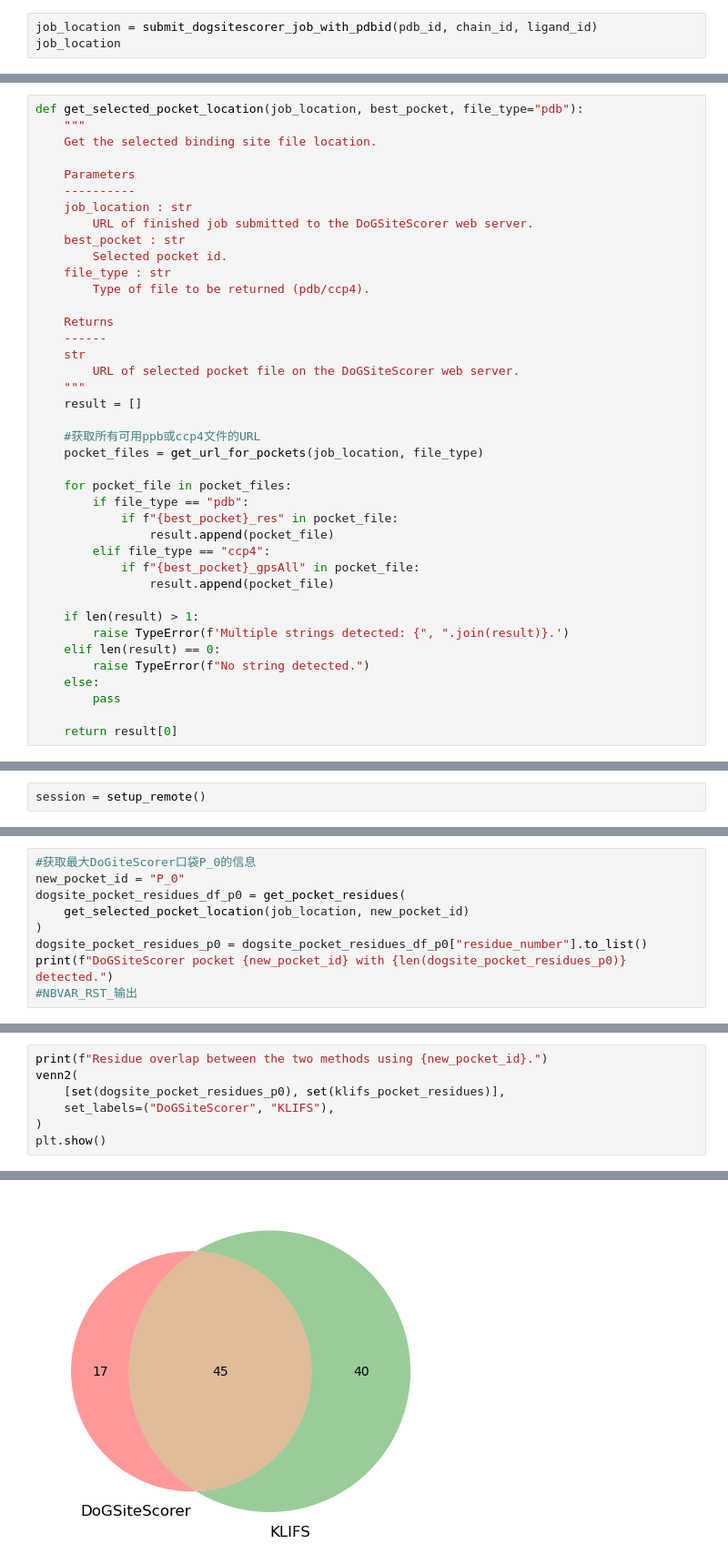
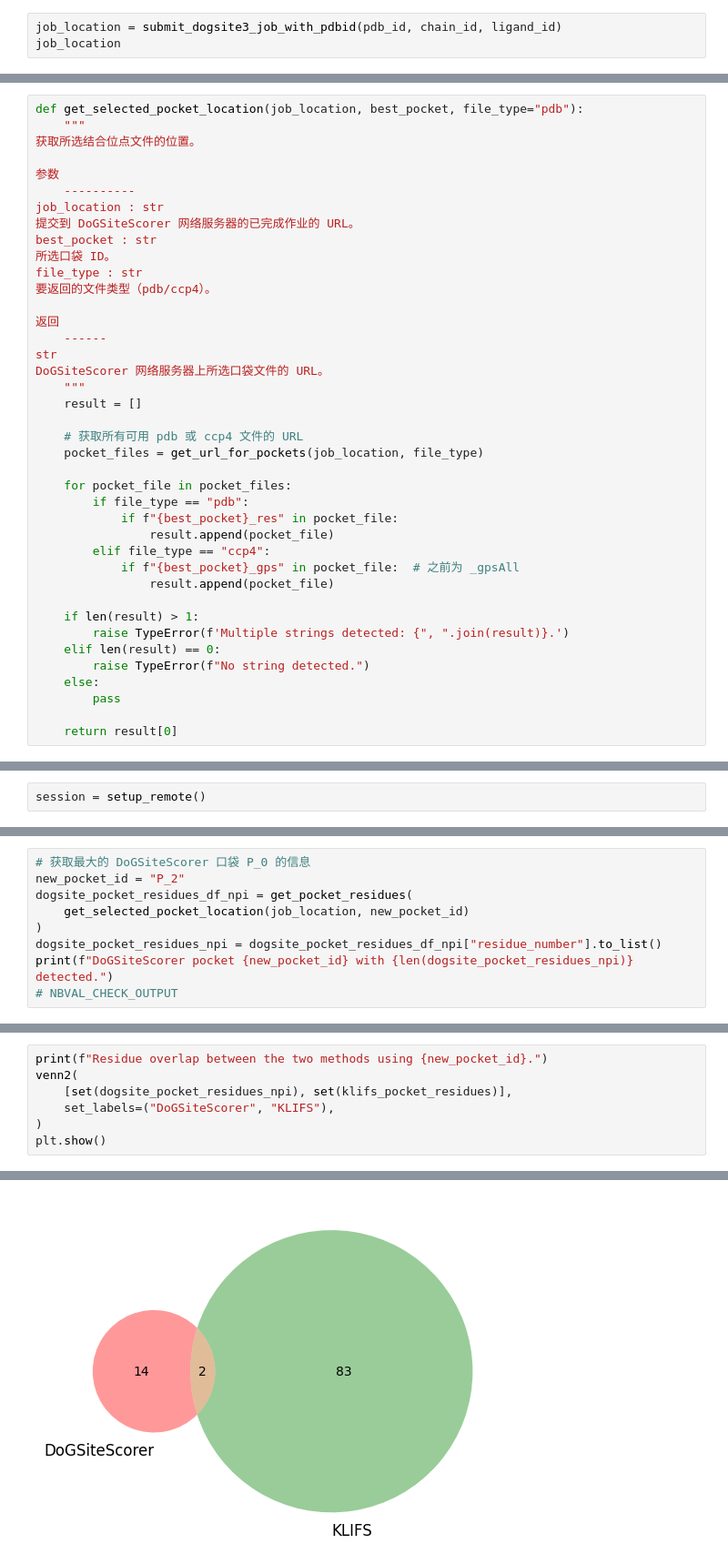
Before and after one commit to ByteTora/teachopencadd-zh, a Jupyter notebook: teachopencadd/教程/T014_结合位点检测/talktorial_zh.ipynb, the cells around one changed output, grey strips where cells are left out. Shown at 91% size. Drawn from its saved outputs; the diff is of its cells as text.

```diff
--- a/teachopencadd/教程/T014_结合位点检测/talktorial_zh.ipynb
+++ b/teachopencadd/教程/T014_结合位点检测/talktorial_zh.ipynb
@@ -178,4 +194,4 @@ ligand_id = "W32_A_1101"
 # %%
-job_location = submit_dogsitescorer_job_with_pdbid(pdb_id, chain_id, ligand_id)
+job_location = submit_dogsite3_job_with_pdbid(pdb_id, chain_id, ligand_id)
 job_location
 # %% [output]
@@ -369,25 +395,25 @@ def get_url_for_pockets(job_location, file_type="pdb"):
 # %%
 def get_selected_pocket_location(job_location, best_pocket, file_type="pdb"):
     """
-    Get the selected binding site file location.
+获取所选结合位点文件的位置。
 
-    Parameters
+参数
     ----------
-    job_location : str
-        URL of finished job submitted to the DoGSiteScorer web server.
-    best_pocket : str
-        Selected pocket id.
-    file_type : str
-        Type of file to be returned (pdb/ccp4).
+job_location : str
+提交到 DoGSiteScorer 网络服务器的已完成作业的 URL。
+best_pocket : str
+所选口袋 ID。
+file_type : str
+要返回的文件类型（pdb/ccp4）。
 
-    Returns
+返回
     ------
-    str
-        URL of selected pocket file on the DoGSiteScorer web server.
+str
+DoGSiteScorer 网络服务器上所选口袋文件的 URL。
     """
     result = []
 
-    #获取所有可用ppb或ccp4文件的URL
+    # 获取所有可用 pdb 或 ccp4 文件的 URL
     pocket_files = get_url_for_pockets(job_location, file_type)
 
     for pocket_file in pocket_files:
@@ -395,7 +421,7 @@ def get_selected_pocket_location(job_location, best_pocket, file_type="pdb"):
             if f"{best_pocket}_res" in pocket_file:
                 result.append(pocket_file)
         elif file_type == "ccp4":
-            if f"{best_pocket}_gpsAll" in pocket_file:
+            if f"{best_pocket}_gps" in pocket_file:  # 之前为 _gpsAll
                 result.append(pocket_file)
 
     if len(result) > 1:
@@ -617,10 +649,10 @@ Residue overlap between the two methods using P_0_0.
 # %%
-#获取最大DoGiteScorer口袋P_0的信息
-new_pocket_id = "P_0"
-dogsite_pocket_residues_df_p0 = get_pocket_residues(
+# 获取最大的 DoGSiteScorer 口袋 P_0 的信息
+new_pocket_id = "P_2"
+dogsite_pocket_residues_df_npi = get_pocket_residues(
     get_selected_pocket_location(job_location, new_pocket_id)
 )
-dogsite_pocket_residues_p0 = dogsite_pocket_residues_df_p0["residue_number"].to_list()
-print(f"DoGSiteScorer pocket {new_pocket_id} with {len(dogsite_pocket_residues_p0)} detected.")
-#NBVAR_RST_输出
+dogsite_pocket_residues_npi = dogsite_pocket_residues_df_npi["residue_number"].to_list()
+print(f"DoGSiteScorer pocket {new_pocket_id} with {len(dogsite_pocket_residues_npi)} detected.")
+# NBVAL_CHECK_OUTPUT
 # %% [output]
@@ -628,7 +660,7 @@ DoGSiteScorer pocket P_0 with 62 detected.
 # %%
 print(f"Residue overlap between the two methods using {new_pocket_id}.")
 venn2(
-    [set(dogsite_pocket_residues_p0), set(klifs_pocket_residues)],
+    [set(dogsite_pocket_residues_npi), set(klifs_pocket_residues)],
     set_labels=("DoGSiteScorer", "KLIFS"),
 )
 plt.show()
@@ -637 +669 @@ Residue overlap between the two methods using P_0.
-[figure, old version]
+[figure, new version]
```
Also changed, not shown: parts of 122 cells of this notebook.
